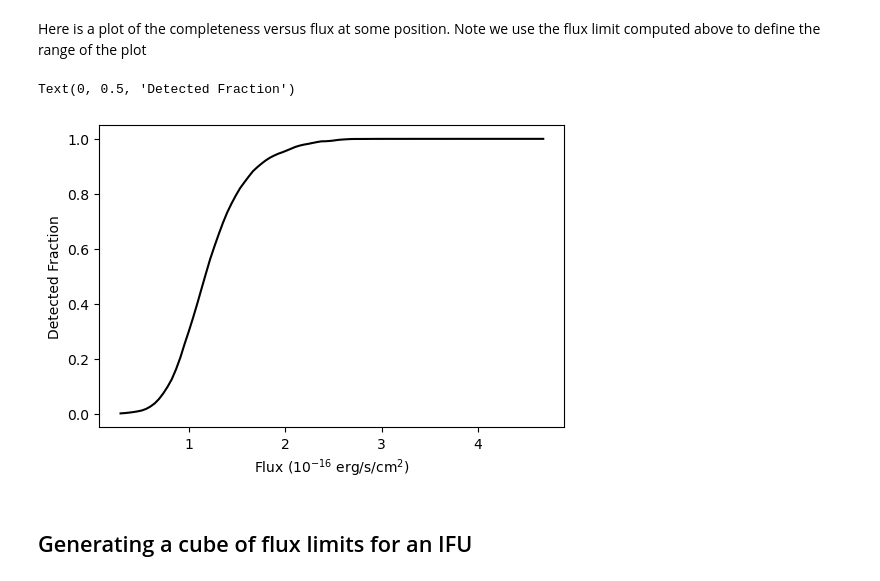
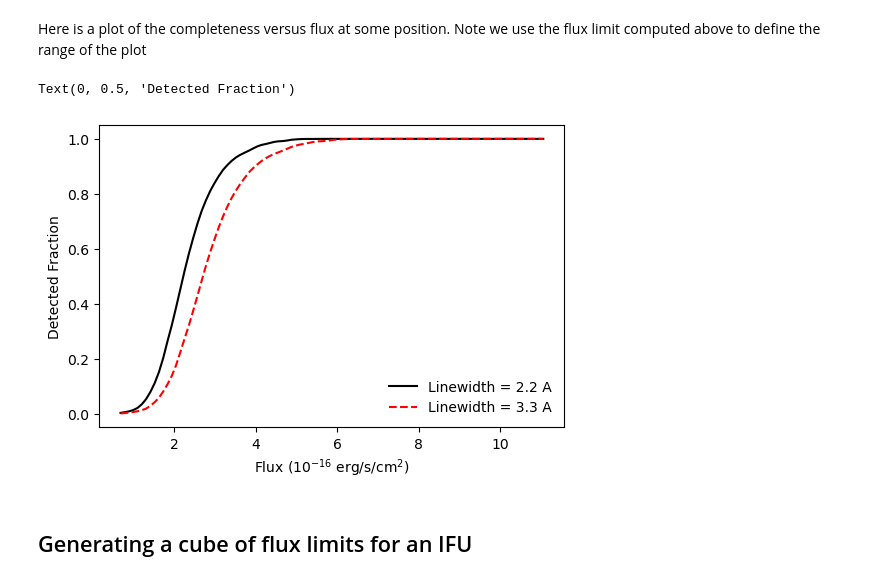
Before and after one commit to HETDEX/hetdex_api, a Jupyter notebook: notebooks/api-notebooks/16-Getting_Flux_Limits_From_The_API.ipynb, the cells around one changed output. Saved outputs shown, nothing was run; the diff lists cells and outputs as text; code cells hidden in the pictures.

```diff
--- a/notebooks/api-notebooks/16-Getting_Flux_Limits_From_The_API.ipynb
+++ b/notebooks/api-notebooks/16-Getting_Flux_Limits_From_The_API.ipynb
@@ -53,11 +55,11 @@ We can use the `TangentPlane` object in the `ShotSensitivity` class to generate
 x = uniform(-600., 600.0, 2000)
 y = uniform(-600., 600.0, 2000)
 wave = uniform(3700, 5400, 2000)
-ra, dec = shot_sens_v1.tp.xy2raDec(x, y)
+ra, dec = shot_sens_v2.tp.xy2raDec(x, y)
 # %% [markdown]
 Find the flux at 50\% completeness.
 # %%
-f50 = shot_sens_v1.get_f50(ra, dec, wave, sncut)
+f50 = shot_sens_v2.get_f50(ra, dec, wave, sncut)
 # %% [markdown]
 Select points with sensible flux limits (i.e. falling in IFUs and not masked)
 # %%
@@ -77,9 +84,15 @@ plt.colorbar(label="50% Flux (10$^{-17}$ erg/s/cm$^2$)")
 # %%
 wls = linspace(3500.0, 5505.0, 100)
-print(flims[50])
-flims = shot_sens_v1.get_f50(ra[50]*ones(len(wls)), dec[50]*ones(len(wls)),
-                             wls, sncut)
-plt.plot(wls[flims < 999], 1e17*flims[flims < 999])
+
+
+for linewidth in [2.2, 4.4, 8.8]:
+    flims = shot_sens_v2.get_f50(ra[50]*ones(len(wls)), dec[50]*ones(len(wls)),
+                                 wls, sncut, linewidth=linewidth*ones(len(wls)))
+    plt.plot(wls[flims < 999], 1e17*flims[flims < 999],
+            label="Linewidth={:2.1f} A".format(linewidth))
+
+
+plt.legend(frameon = False)
 plt.xlabel("Wavelength (A)", fontsize=15.0)
 plt.ylabel("Flux limit ($10^{-17}$ erg/s/cm$^2$)", fontsize=15.0)
 # %% [output]
@@ -128,22 +146,26 @@ Text(0, 0.5, 'Completeness')
 # %% [markdown]
 By definition the 50\% flux should return 50\% completeness
 # %%
-flux = shot_sens_v1.get_f50(ra[0], dec[0], 4245, sncut)
-shot_sens_v1.return_completeness(flux, ra[0], dec[0], 4245, sncut)
+flux = shot_sens_v2.get_f50(ra[0], dec[0], 4245, sncut, linewidth=3.4)
+shot_sens_v2.return_completeness(flux, ra[0], dec[0], 4245, sncut, linewidth=3.4)
 # %% [output]
 array([0.50000005])
 # %% [markdown]
 Here is a plot of the completeness versus flux at some position. Note we use the flux limit computed above to define the range of the plot
 # %%
 fluxes = linspace(0.25*flux, 4*flux, 100)
-compl = shot_sens_v1.return_completeness(fluxes, ra[0], dec[0], 4245, sncut)
+compl = shot_sens_v2.return_completeness(fluxes, ra[0], dec[0], 4245, sncut)
+compl_lw3pt3 = shot_sens_v2.return_completeness(fluxes, ra[0], dec[0], 4245, sncut, linewidth=3.3)
 plt.figure(dpi=100)
-plt.plot(fluxes*1e16, compl, "k-")
+plt.plot(fluxes*1e16, compl, "k-", label="Linewidth = 2.2 A")
+plt.plot(fluxes*1e16, compl_lw3pt3, "r--", label="Linewidth = 3.3 A")
+
+plt.legend(frameon=False)
 plt.xlabel("Flux ($10^{-16}$ erg/s/cm$^2$)")
 plt.ylabel("Detected Fraction")
 # %% [output]
 Text(0, 0.5, 'Detected Fraction')
-[figure, old version]
+[figure, new version]
 # %% [markdown]
 ## Generating a cube of flux limits for an IFU
 # %% [markdown]
```
Also changed, not shown: parts of 57 cells of this notebook, 4 other files.
